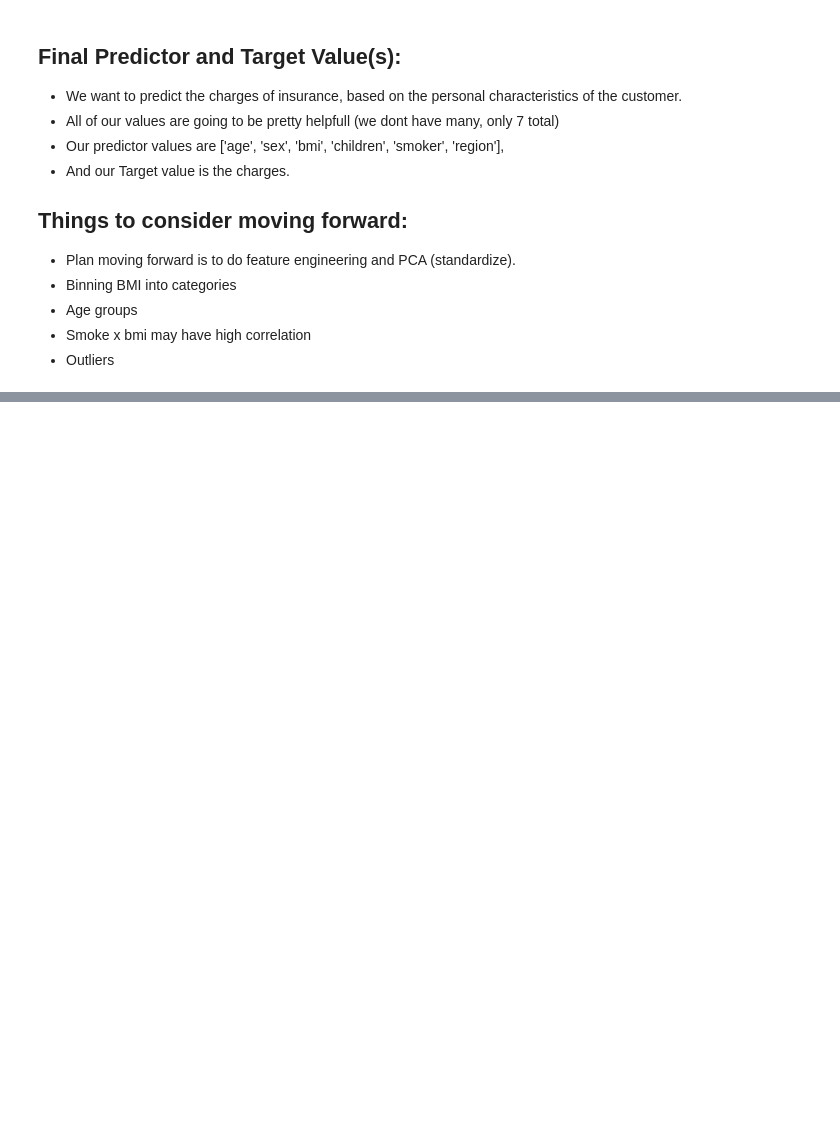
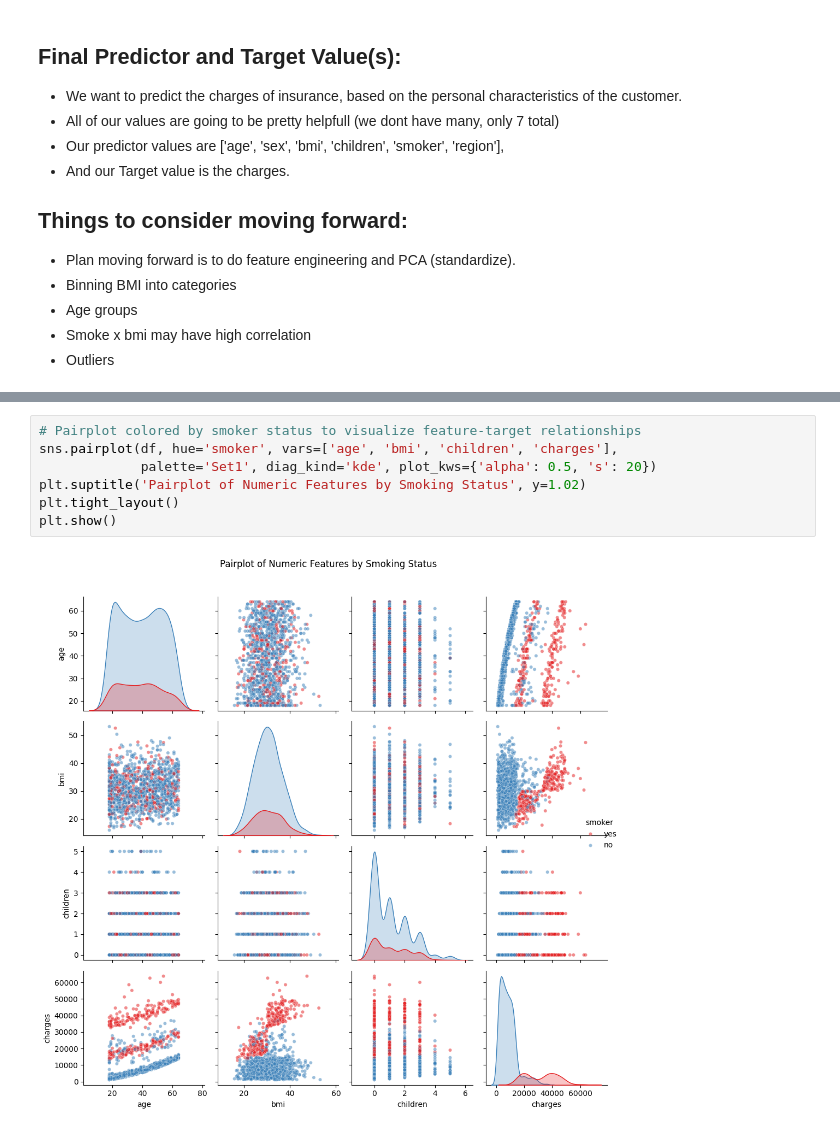
Before and after one commit to SurehSan/Predictive-Analytics-Project, a Jupyter notebook: Insurance.ipynb, the cells around one changed output, grey strips where cells are left out. Drawn from its saved outputs; the diff is of its cells as text; blank space fills up the shorter version.

```diff
--- a/Insurance.ipynb
+++ b/Insurance.ipynb
@@ -94,0 +185,9 @@ df[df.duplicated(keep=False)]
+# %%
+# Pairplot colored by smoker status to visualize feature-target relationships
+sns.pairplot(df, hue='smoker', vars=['age', 'bmi', 'children', 'charges'],
+             palette='Set1', diag_kind='kde', plot_kws={'alpha': 0.5, 's': 20})
+plt.suptitle('Pairplot of Numeric Features by Smoking Status', y=1.02)
+plt.tight_layout()
+plt.show()
+# %% [output]
+[figure, added]
```
Also changed, not shown: parts of 7 cells of this notebook.
